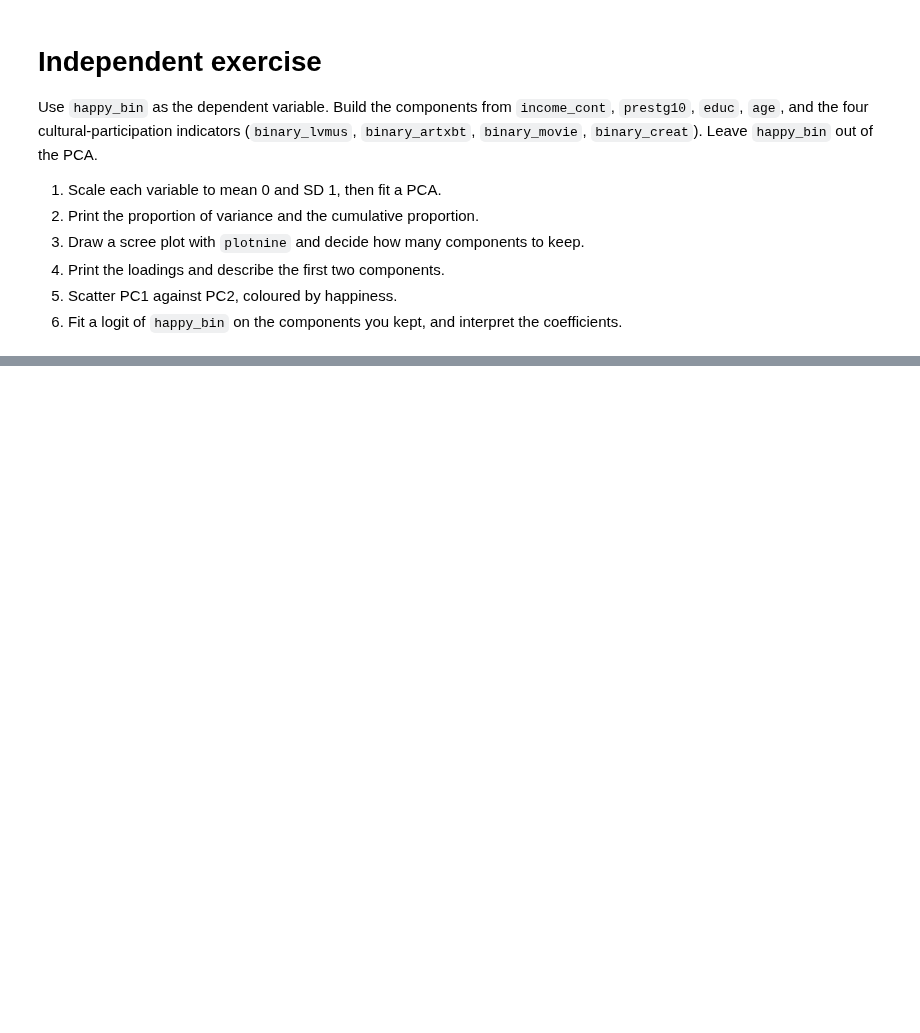
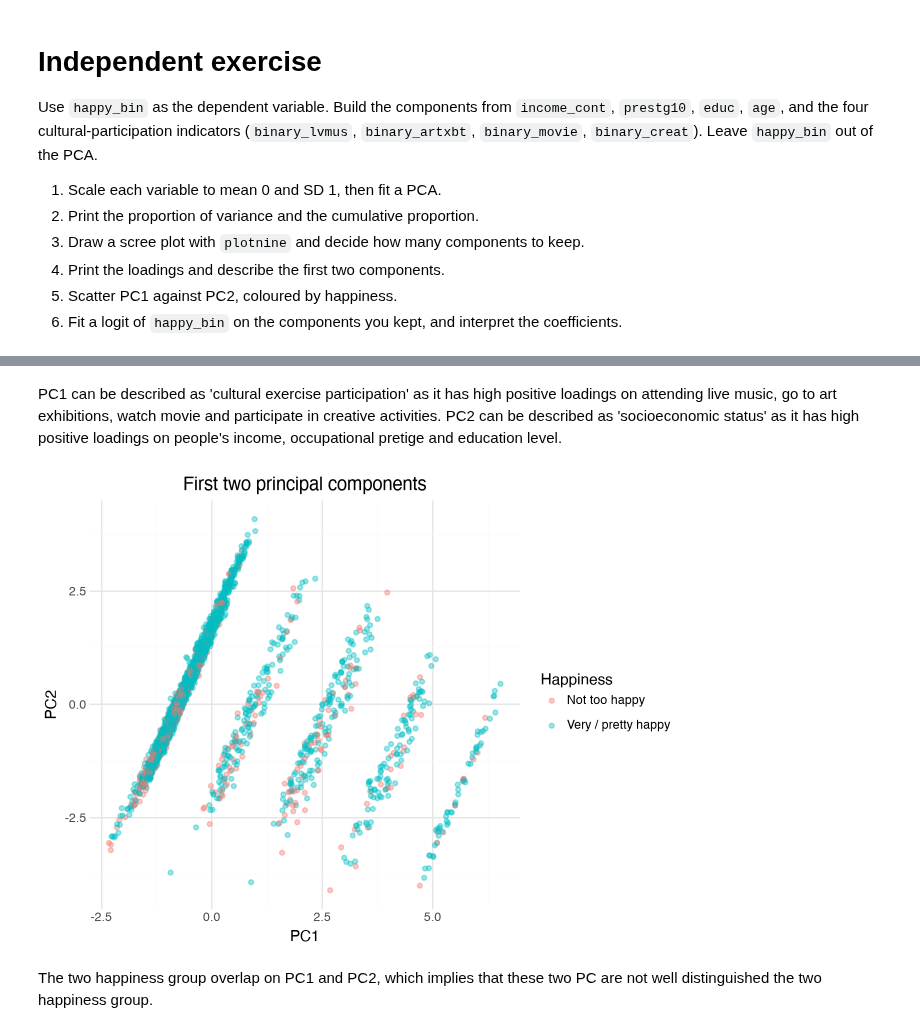
Before and after one commit to Jianru-Yang/hs4002labs_2026, a Jupyter notebook: week9/week9_notebook_student.ipynb, the cells around one changed output, grey strips where cells are left out. Cells and saved outputs as stored; diff of their text form; code cells hidden in the pictures; blank space fills up the shorter version.

Commit message:
week 9 lab exercises

```diff
--- a/week9/week9_notebook_student.ipynb
+++ b/week9/week9_notebook_student.ipynb
@@ -152,0 +353,21 @@ Use `happy_bin` as the dependent variable. Build the components from `income_con
+# %% [markdown]
+PC1 can be described as 'cultural exercise participation' as it has high positive loadings on attending live music, go to art exhibitions, watch movie and participate in creative activities.
+PC2 can be described as 'socioeconomic status' as it has high positive loadings on people's income, occupational pretige and education level.
+# %%
+# Scatter PC1 against PC2, coloured by hapiness
+happy_scores = happy_pca.transform(happy_X)
+happy_plot_df = happy_work.copy()
+happy_plot_df["PC1"] = happy_scores[:, 0]
+happy_plot_df["PC2"] = happy_scores[:, 1]
+happy_plot_df["Happiness"] = np.where(happy_plot_df["happy_bin"] == 1, "Very / pretty happy", "Not too happy")
+
+(
+    ggplot(happy_plot_df, aes("PC1", "PC2", color="Happiness"))
+    + geom_point(alpha=0.4, size=1.5)
+    + theme_minimal()
+    + labs(x="PC1", y="PC2", title="First two principal components")
+)
+# %% [output]
+[figure, added]
+# %% [markdown]
+The two happiness group overlap on PC1 and PC2, which implies that these two PC are not well distinguished the two happiness group.
```
Also changed, not shown: parts of 20 cells of this notebook, 1 other file.
